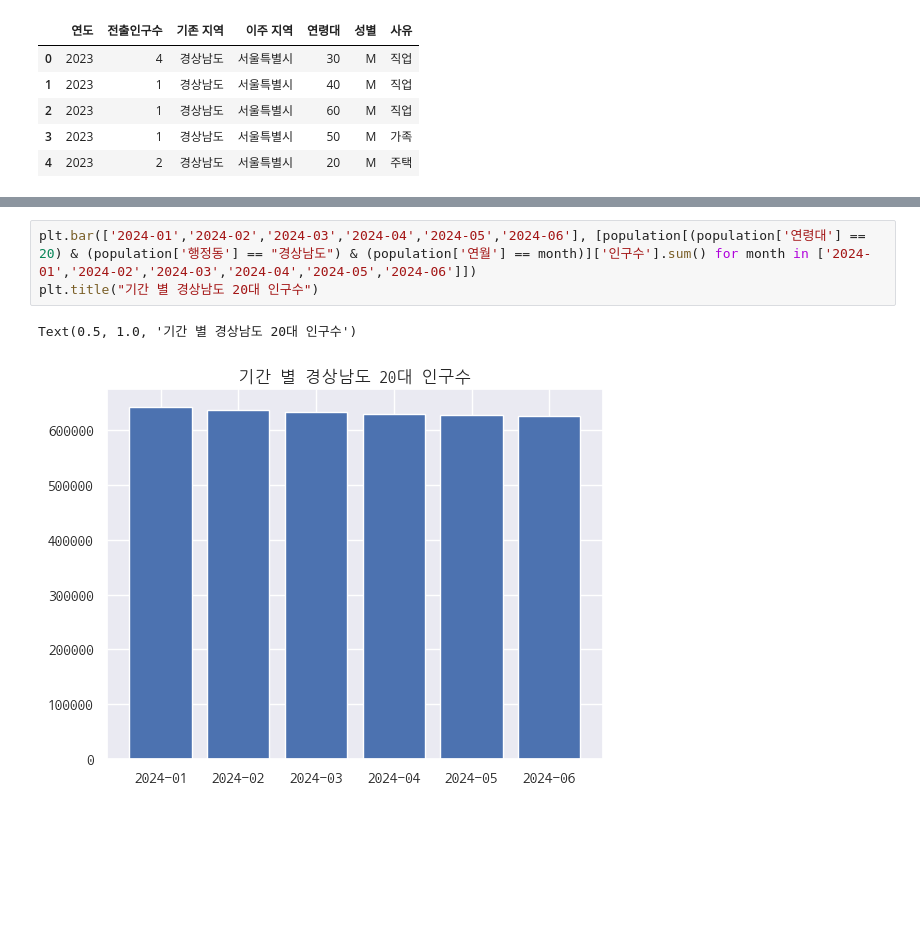
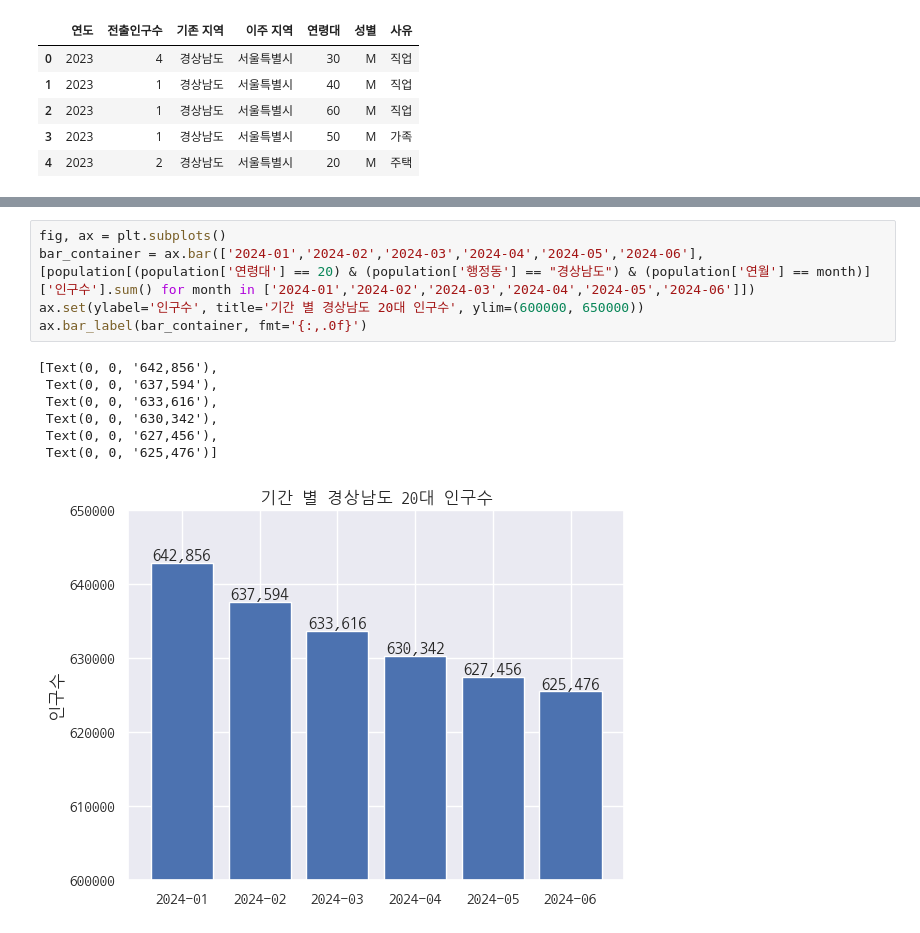
Before and after one commit to 8804who/MonthlyData, a Jupyter notebook: 4월/code.ipynb, the cells around one changed output, grey strips where cells are left out. Cells and saved outputs as stored; diff of their text form; blank space fills up the shorter version.

```diff
--- a/4월/code.ipynb
+++ b/4월/code.ipynb
@@ -186,6 +167,13 @@ unemployment_rate.head()
 # %%
-plt.bar(['2024-01','2024-02','2024-03','2024-04','2024-05','2024-06'], [population[(population['연령대'] == 20) & (population['행정동'] == "경상남도") & (population['연월'] == month)]['인구수'].sum() for month in ['2024-01','2024-02','2024-03','2024-04','2024-05','2024-06']])
-plt.title("기간 별 경상남도 20대 인구수")
+fig, ax = plt.subplots()
+bar_container = ax.bar(['2024-01','2024-02','2024-03','2024-04','2024-05','2024-06'], [population[(population['연령대'] == 20) & (population['행정동'] == "경상남도") & (population['연월'] == month)]['인구수'].sum() for month in ['2024-01','2024-02','2024-03','2024-04','2024-05','2024-06']])
+ax.set(ylabel='인구수', title='기간 별 경상남도 20대 인구수', ylim=(600000, 650000))
+ax.bar_label(bar_container, fmt='{:,.0f}')
 # %% [output]
-Text(0.5, 1.0, '기간 별 경상남도 20대 인구수')
+[Text(0, 0, '642,856'),
+ Text(0, 0, '637,594'),
+ Text(0, 0, '633,616'),
+ Text(0, 0, '630,342'),
+ Text(0, 0, '627,456'),
+ Text(0, 0, '625,476')]
-[figure, old version]
+[figure, new version]
```
Also changed, not shown: parts of 38 cells of this notebook.
